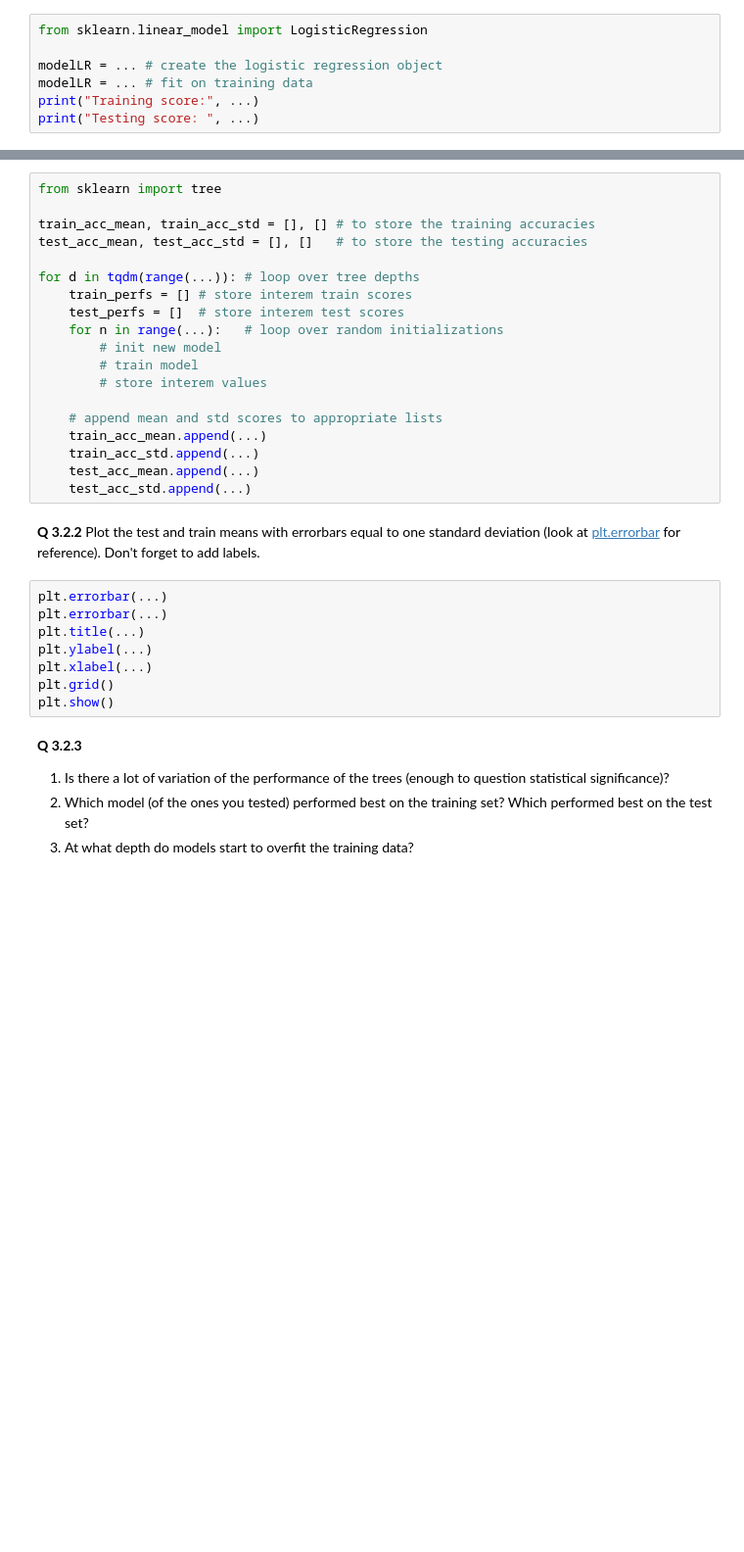
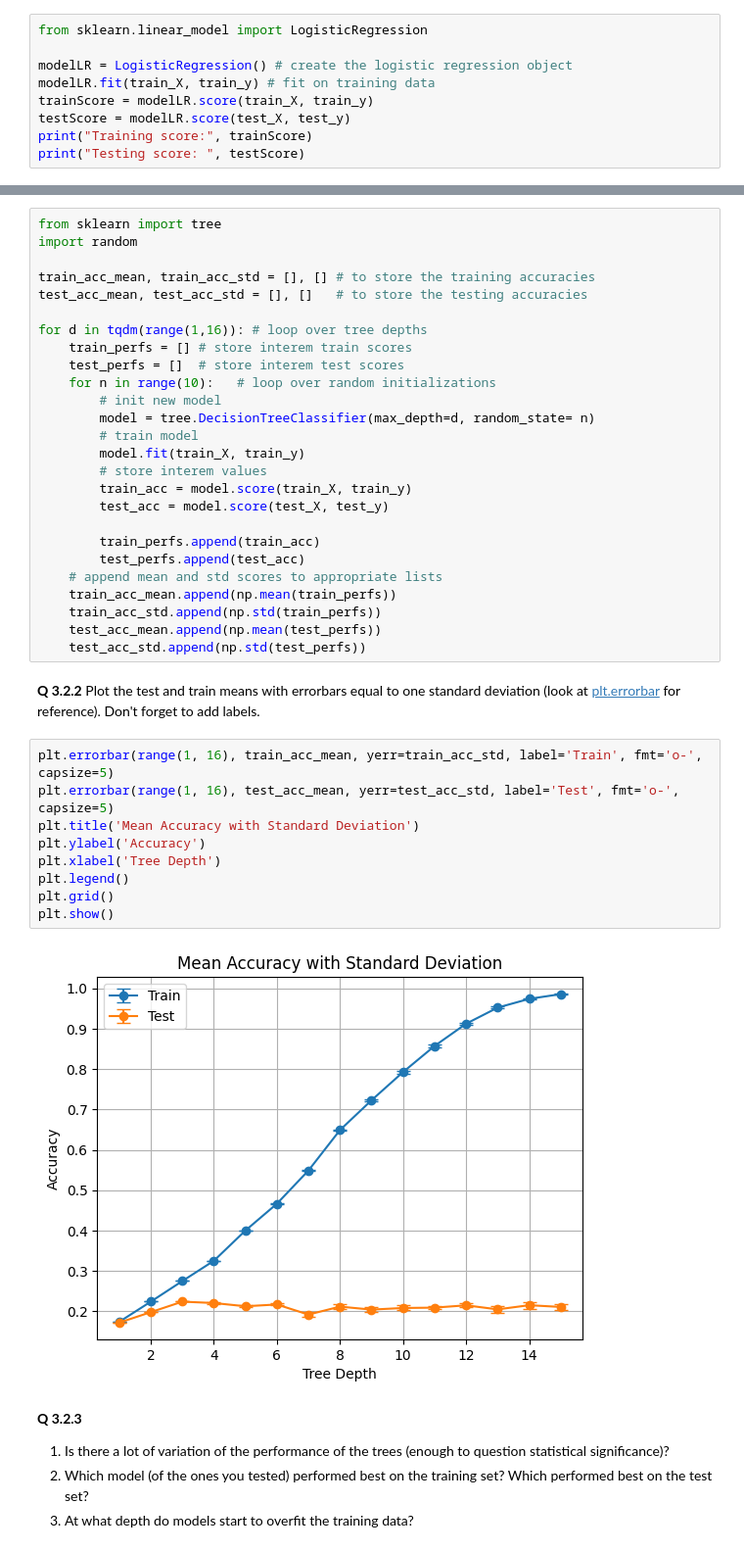
Before and after one commit to Marijnop/Assignments, a Jupyter notebook: Assignment 2 - Empty.ipynb, the cells around one changed output, grey strips where cells are left out. Shown at 98% size. Drawn from its saved outputs; the diff is of its cells as text; blank space fills up the shorter version.

```diff
--- a/Assignment 2 - Empty.ipynb
+++ b/Assignment 2 - Empty.ipynb
@@ -108,7 +125,9 @@ Use `sklearn` (as in the lecture notebook) to classify the CIFAR10 sub-dataset.
 # %%
 from sklearn.linear_model import LogisticRegression
 
-modelLR = ... # create the logistic regression object
-modelLR = ... # fit on training data
-print("Training score:", ...)
-print("Testing score: ", ...)
+modelLR = LogisticRegression() # create the logistic regression object
+modelLR.fit(train_X, train_y) # fit on training data
+trainScore = modelLR.score(train_X, train_y)
+testScore = modelLR.score(test_X, test_y)
+print("Training score:", trainScore)
+print("Testing score: ", testScore)
@@ -126,33 +156,43 @@ An important thing to note is that decision trees are randomized initially -- th
 *Expected runtime: <5 mins*
 # %%
 from sklearn import tree
+import random
 
 train_acc_mean, train_acc_std = [], [] # to store the training accuracies
 test_acc_mean, test_acc_std = [], []   # to store the testing accuracies
 
-for d in tqdm(range(...)): # loop over tree depths
+for d in tqdm(range(1,16)): # loop over tree depths
     train_perfs = [] # store interem train scores
     test_perfs = []  # store interem test scores
-    for n in range(...):   # loop over random initializations
+    for n in range(10):   # loop over random initializations
         # init new model
+        model = tree.DecisionTreeClassifier(max_depth=d, random_state= n)
         # train model
+        model.fit(train_X, train_y)
         # store interem values
+        train_acc = model.score(train_X, train_y)
+        test_acc = model.score(test_X, test_y)
 
+        train_perfs.append(train_acc)
+        test_perfs.append(test_acc)
     # append mean and std scores to appropriate lists
-    train_acc_mean.append(...)
-    train_acc_std.append(...)
-    test_acc_mean.append(...)
-    test_acc_std.append(...)
+    train_acc_mean.append(np.mean(train_perfs))
+    train_acc_std.append(np.std(train_perfs))
+    test_acc_mean.append(np.mean(test_perfs))
+    test_acc_std.append(np.std(test_perfs))
 # %% [markdown]
 **Q 3.2.2** Plot the test and train means with errorbars equal to one standard deviation (look at [plt.errorbar](https://matplotlib.org/stable/api/_as_gen/matplotlib.pyplot.errorbar.html) for reference). Don't forget to add labels.
 # %%
-plt.errorbar(...)
-plt.errorbar(...)
-plt.title(...)
-plt.ylabel(...)
-plt.xlabel(...)
+plt.errorbar(range(1, 16), train_acc_mean, yerr=train_acc_std, label='Train', fmt='o-', capsize=5)
+plt.errorbar(range(1, 16), test_acc_mean, yerr=test_acc_std, label='Test', fmt='o-', capsize=5)
+plt.title('Mean Accuracy with Standard Deviation')
+plt.ylabel('Accuracy')
+plt.xlabel('Tree Depth')
+plt.legend()
 plt.grid()
 plt.show()
+# %% [output]
+[figure, added]
 # %% [markdown]
 **Q 3.2.3**
 
```
Also changed, not shown: parts of 8 cells of this notebook.
